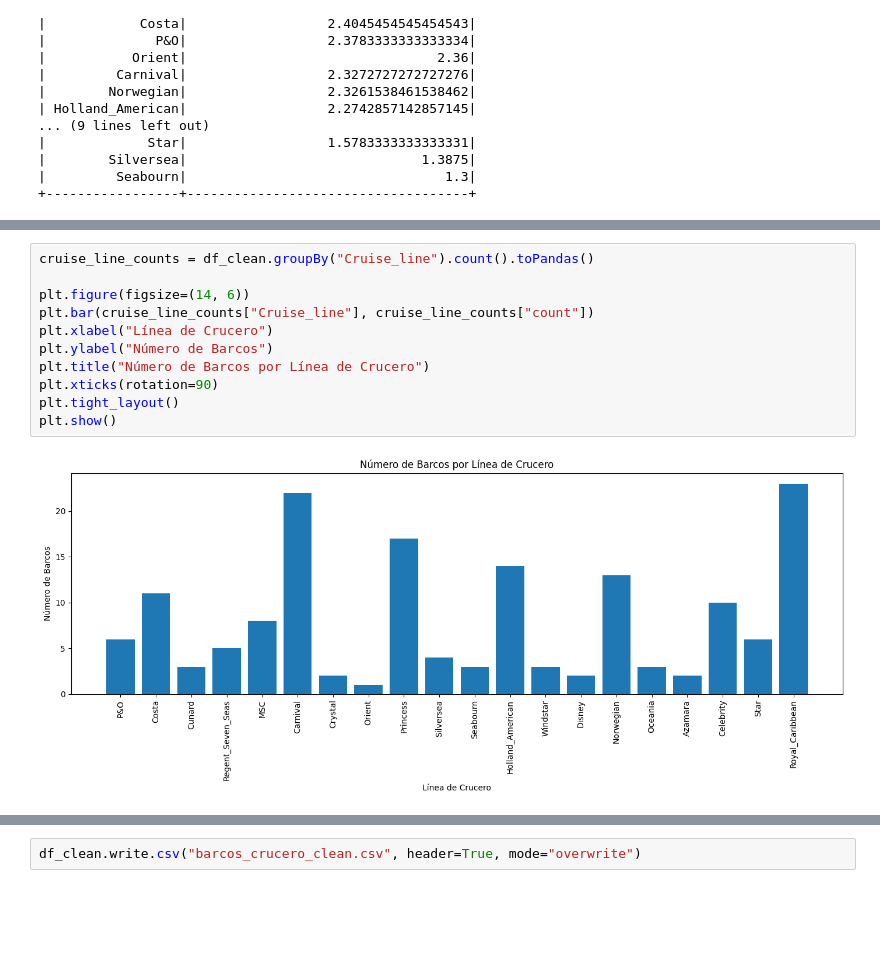
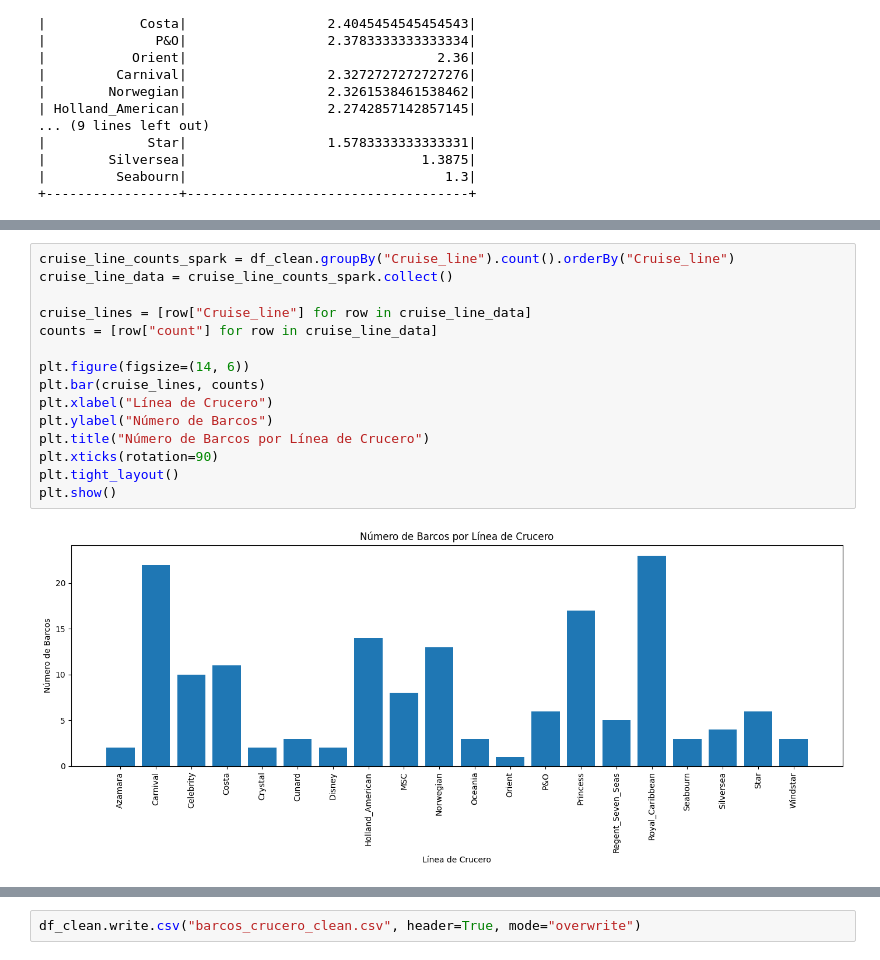
Before and after one commit to Its-Japo/DataScience, a Jupyter notebook: Lab10/cruise_data_analysis.ipynb, the cells around one changed output, grey strips where cells are left out. Cells and saved outputs as stored; diff of their text form; blank space fills up the shorter version.

```diff
--- a/Lab10/cruise_data_analysis.ipynb
+++ b/Lab10/cruise_data_analysis.ipynb
@@ -304,14 +344,18 @@ plt.show()
 # %%
-cruise_line_counts = df_clean.groupBy("Cruise_line").count().toPandas()
+cruise_line_counts_spark = df_clean.groupBy("Cruise_line").count().orderBy("Cruise_line")
+cruise_line_data = cruise_line_counts_spark.collect()
+
+cruise_lines = [row["Cruise_line"] for row in cruise_line_data]
+counts = [row["count"] for row in cruise_line_data]
 
 plt.figure(figsize=(14, 6))
-plt.bar(cruise_line_counts["Cruise_line"], cruise_line_counts["count"])
+plt.bar(cruise_lines, counts)
 plt.xlabel("Línea de Crucero")
 plt.ylabel("Número de Barcos")
 plt.title("Número de Barcos por Línea de Crucero")
 plt.xticks(rotation=90)
 plt.tight_layout()
 plt.show()
 # %% [output]
-[figure, old version]
+[figure, new version]
 # %%
```
Also changed, not shown: parts of 9 cells of this notebook.
